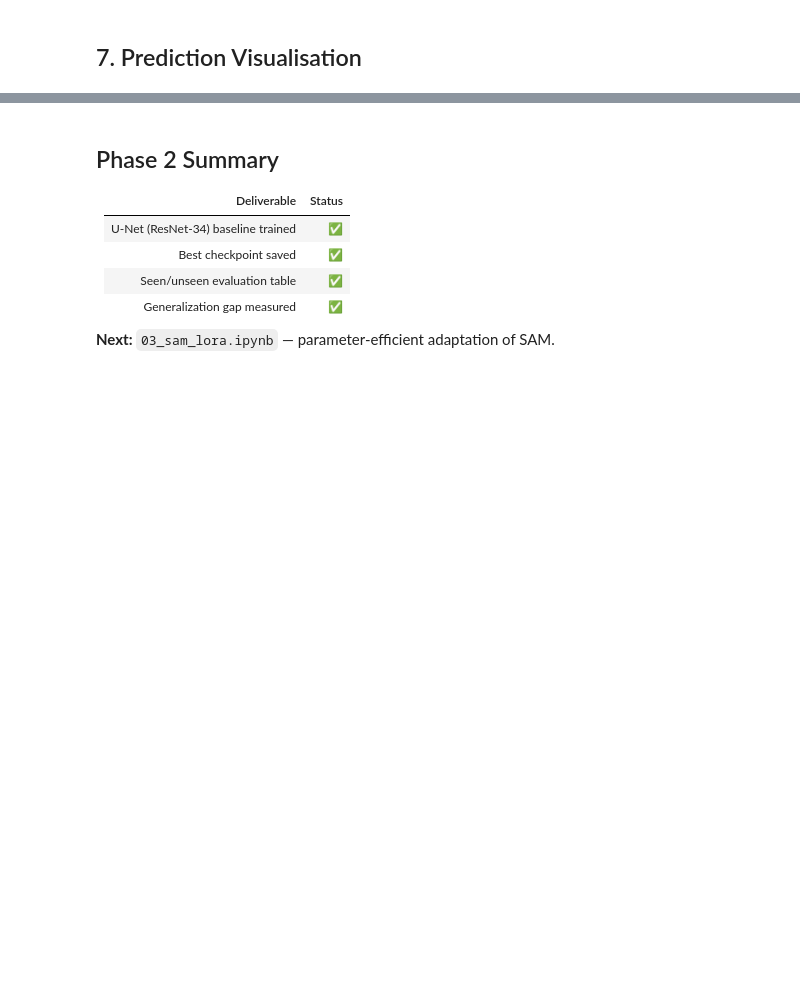
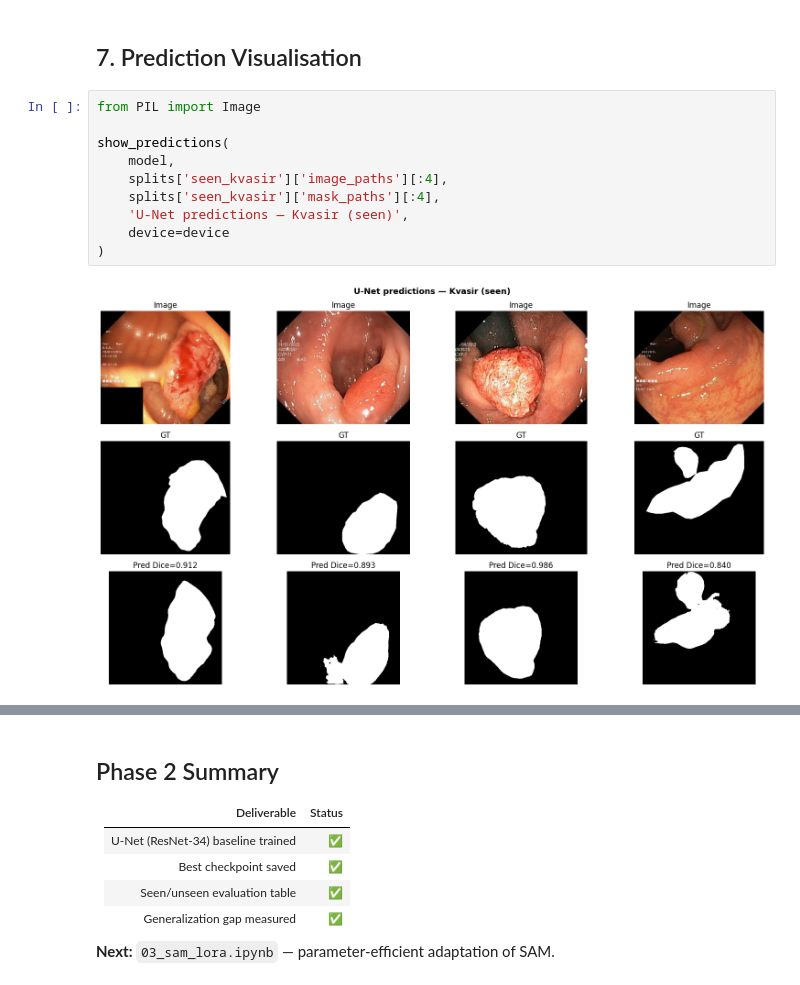
Before and after one commit to palism1/msu2026summer_final_project, a Jupyter notebook: notebooks/02_unet_baseline.ipynb, the cells around one changed output, grey strips where cells are left out. Drawn from its saved outputs; the diff is of its cells as text; blank space fills up the shorter version.

```diff
--- a/notebooks/02_unet_baseline.ipynb
+++ b/notebooks/02_unet_baseline.ipynb
@@ -287,3 +344,15 @@ if 'seen_kvasir' in results and 'seen_clinicdb' in results:
 # %% [markdown]
 ## 7. Prediction Visualisation
+# %%
+from PIL import Image
+
+show_predictions(
+    model,
+    splits['seen_kvasir']['image_paths'][:4],
+    splits['seen_kvasir']['mask_paths'][:4],
+    'U-Net predictions — Kvasir (seen)',
+    device=device
+)
+# %% [output]
+[figure, added]
 # %%
```
Also changed, not shown: parts of 8 cells of this notebook.
